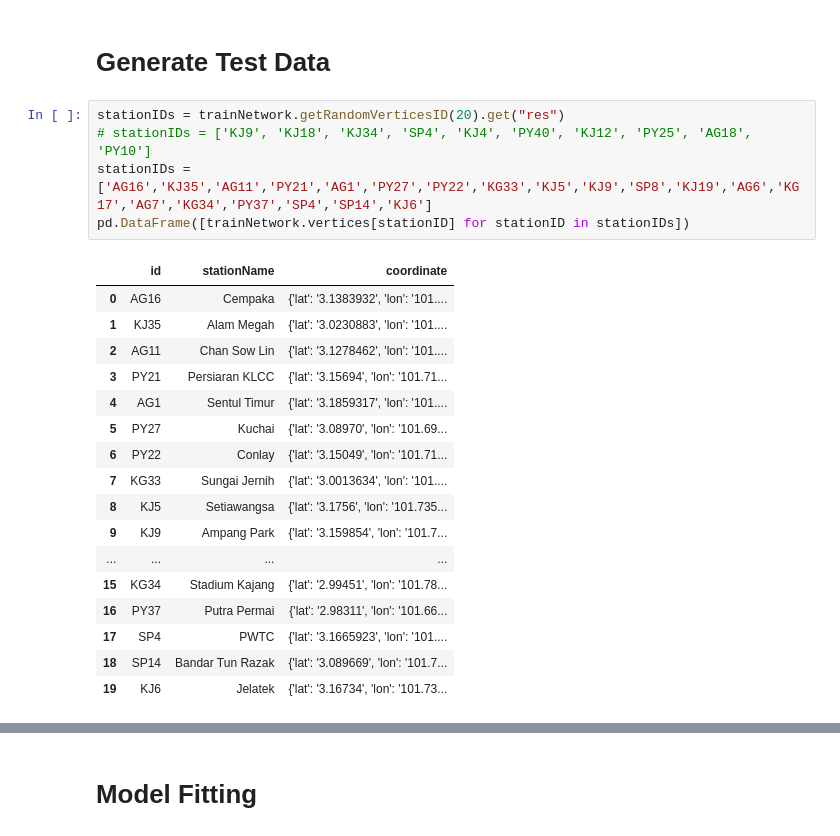
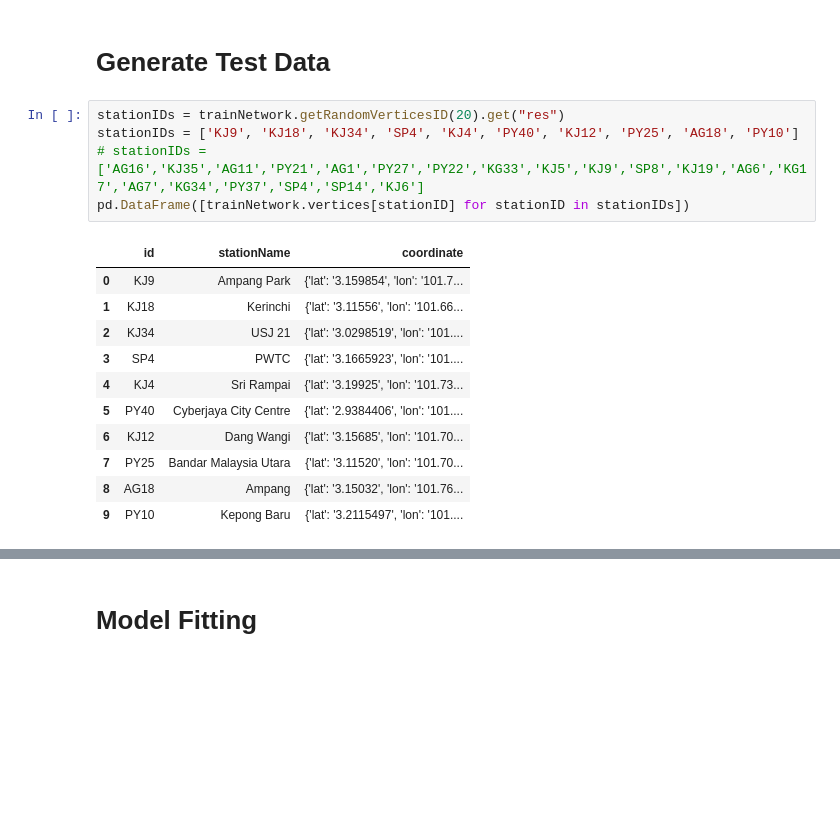
Before and after one commit to devchinyan/TravelingSalesmanProblem, a Jupyter notebook: TravelingSalesman/Q Learning.ipynb, the cells around one changed output, grey strips where cells are left out. Saved outputs shown, nothing was run; the diff lists cells and outputs as text; blank space fills up the shorter version.

```diff
--- a/TravelingSalesman/Q Learning.ipynb
+++ b/TravelingSalesman/Q Learning.ipynb
@@ -231,27 +237,21 @@ class QLearning:
 # Generate Test Data
 # %%
 stationIDs = trainNetwork.getRandomVerticesID(20).get("res")
-# stationIDs = ['KJ9', 'KJ18', 'KJ34', 'SP4', 'KJ4', 'PY40', 'KJ12', 'PY25', 'AG18', 'PY10']
-stationIDs = ['AG16','KJ35','AG11','PY21','AG1','PY27','PY22','KG33','KJ5','KJ9','SP8','KJ19','AG6','KG17','AG7','KG34','PY37','SP4','SP14','KJ6']
+stationIDs = ['KJ9', 'KJ18', 'KJ34', 'SP4', 'KJ4', 'PY40', 'KJ12', 'PY25', 'AG18', 'PY10']
+# stationIDs = ['AG16','KJ35','AG11','PY21','AG1','PY27','PY22','KG33','KJ5','KJ9','SP8','KJ19','AG6','KG17','AG7','KG34','PY37','SP4','SP14','KJ6']
 pd.DataFrame([trainNetwork.vertices[stationID] for stationID in stationIDs])
 # %% [output]
 |  | id | stationName | coordinate |
-| 0 | AG16 | Cempaka | {'lat': '3.1383932', 'lon': '101.... |
-| 1 | KJ35 | Alam Megah | {'lat': '3.0230883', 'lon': '101.... |
-| 2 | AG11 | Chan Sow Lin | {'lat': '3.1278462', 'lon': '101.... |
-| 3 | PY21 | Persiaran KLCC | {'lat': '3.15694', 'lon': '101.71... |
-| 4 | AG1 | Sentul Timur | {'lat': '3.1859317', 'lon': '101.... |
-| 5 | PY27 | Kuchai | {'lat': '3.08970', 'lon': '101.69... |
-| 6 | PY22 | Conlay | {'lat': '3.15049', 'lon': '101.71... |
-| 7 | KG33 | Sungai Jernih | {'lat': '3.0013634', 'lon': '101.... |
-| 8 | KJ5 | Setiawangsa | {'lat': '3.1756', 'lon': '101.735... |
-| 9 | KJ9 | Ampang Park | {'lat': '3.159854', 'lon': '101.7... |
-| ... | ... | ... | ... |
-| 15 | KG34 | Stadium Kajang | {'lat': '2.99451', 'lon': '101.78... |
-| 16 | PY37 | Putra Permai | {'lat': '2.98311', 'lon': '101.66... |
-| 17 | SP4 | PWTC | {'lat': '3.1665923', 'lon': '101.... |
-| 18 | SP14 | Bandar Tun Razak | {'lat': '3.089669', 'lon': '101.7... |
-| 19 | KJ6 | Jelatek | {'lat': '3.16734', 'lon': '101.73... |
+| 0 | KJ9 | Ampang Park | {'lat': '3.159854', 'lon': '101.7... |
+| 1 | KJ18 | Kerinchi | {'lat': '3.11556', 'lon': '101.66... |
+| 2 | KJ34 | USJ 21 | {'lat': '3.0298519', 'lon': '101.... |
+| 3 | SP4 | PWTC | {'lat': '3.1665923', 'lon': '101.... |
+| 4 | KJ4 | Sri Rampai | {'lat': '3.19925', 'lon': '101.73... |
+| 5 | PY40 | Cyberjaya City Centre | {'lat': '2.9384406', 'lon': '101.... |
+| 6 | KJ12 | Dang Wangi | {'lat': '3.15685', 'lon': '101.70... |
+| 7 | PY25 | Bandar Malaysia Utara | {'lat': '3.11520', 'lon': '101.70... |
+| 8 | AG18 | Ampang | {'lat': '3.15032', 'lon': '101.76... |
+| 9 | PY10 | Kepong Baru | {'lat': '3.2115497', 'lon': '101.... |
 # %%
 stationIDs
 # %% [output]
```
Also changed, not shown: parts of 6 cells of this notebook.
